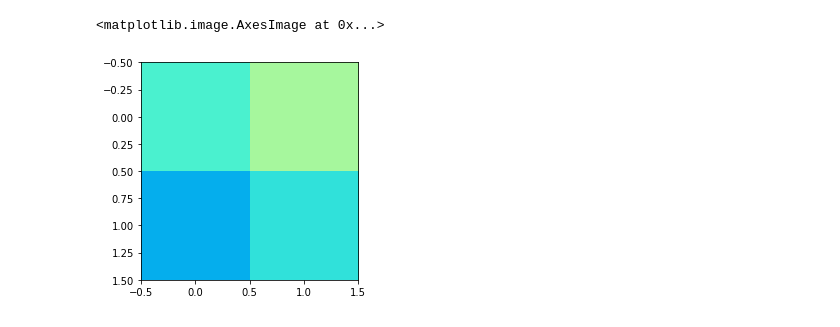
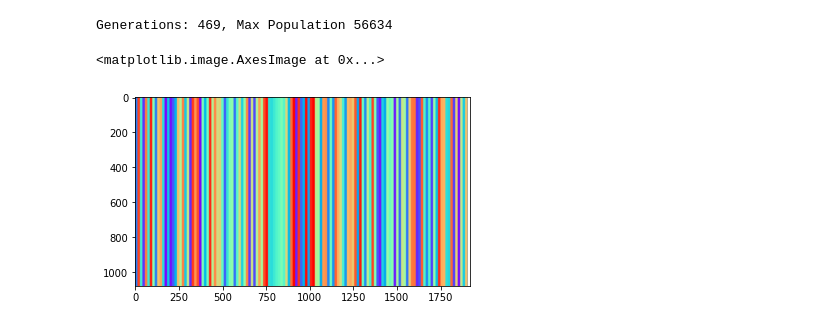
Before and after one commit to schwarzlab-ccb/SimChA, a Jupyter notebook: notebooks/fish_plot.ipynb, the cells around one changed output. Saved outputs shown, nothing was run; the diff lists cells and outputs as text; code cells hidden in the pictures.

```diff
--- a/notebooks/fish_plot.ipynb
+++ b/notebooks/fish_plot.ipynb
@@ -10,5 +10,9 @@ from PIL import Image
 from matplotlib import cm
 import random
 import sys
+import cv2
 
 eps = sys.float_info.epsilon
+scale_up = 2
+res = [1920, 1080]
+random.seed(4)
@@ -23,0 +19,11 @@ pop_sizes["Generation"].max()
+# %%
+populations_df = pd.read_csv("../out/populations.csv")
+parent_df = pd.read_csv("../out/parent_tree.csv")
+pop_sizes = populations_df[["Generation", "Population"]].groupby("Generation", as_index=False).sum()
+gen_count = pop_sizes["Generation"].max() + 1
+max_pop = pop_sizes["Population"].max()
+identities = populations_df["Identity"].unique()
+root = parent_df["Parent"].iat[0]
+print(f"Generations: {gen_count}, Max Population {max_pop}")
+# %% [output]
+Generations: 469, Max Population 56634
@@ -24,23 +69,40 @@ pop_sizes["Generation"].max()
+# %%
+def line_from_data(px_row_orig, width):
+    result = []
+    pop_total = sum(row_it[0] for row_it in px_row_orig)
+    px_row = [[px_row_orig[i][0] * width / pop_total, px_row_orig[i][1]] for i in range(len(px_row_orig))]
+    contr = 1.0
+    index = 0
+    new_px = np.zeros(4)
+    while index < len(px_row):
+        if px_row[index][0] >= eps:
+            factor = contr if px_row[index][0] >= contr else px_row[index][0]
+            px_row[index][0] -= factor
+            contr -= factor
+            new_px += px_row[index][1] * factor
+            if contr < eps:
+                contr = 1.0
+                result.append(new_px)
+                new_px = np.zeros(4)
+        else:
+            index += 1
+    if len(result) < width:
+        result.append(new_px + contr * np.ones(4) * .5) # Adde gray to the last pixel if needed
+    return result
 # %%
-identities = populations_df["Identity"].unique()
+# Create Colors
 cols = cm.rainbow(np.linspace(0, 1, len(identities))).tolist()
 random.shuffle(cols)
 col_map = {identities[i]: np.array(list(map(lambda x: (int)(x * 255), cols[i]))) for i in range(len(identities))}
+col_map[-1] = np.ones(4) # Root is white
+
+# Display test colors
+px_row = [[1, col_map[id]] for id in col_map]
+test_px = line_from_data(px_row, res[1])
+array = np.array([test_px] * res[0], dtype=np.uint8)
+resized = cv2.resize(array, res)
+new_image = Image.fromarray(resized)
+plt.imshow(new_image)
+# %% [output]
+<matplotlib.image.AxesImage at 0x...>
+[figure, added]
-# %%
-x_len = pop_sizes["Generation"].max() + 1
-y_len = pop_sizes["Population"].max()
-scale_down = x_len / y_len
-
-pixels = [
-   [col_map[identities[0]], col_map[identities[1]]],
-   [col_map[identities[2]], col_map[identities[3]]]
-]
-
-# Convert the pixels into an array using numpy
-array = np.array(pixels, dtype=np.uint8)
-# Use PIL to create an image from the new array of pixels
-new_image = Image.fromarray(array)
-plt.imshow(new_image)
-# %% [output]
-<matplotlib.image.AxesImage at 0x...>
-[figure, removed]
```
Also changed, not shown: parts of 16 cells of this notebook, 2 other files.
